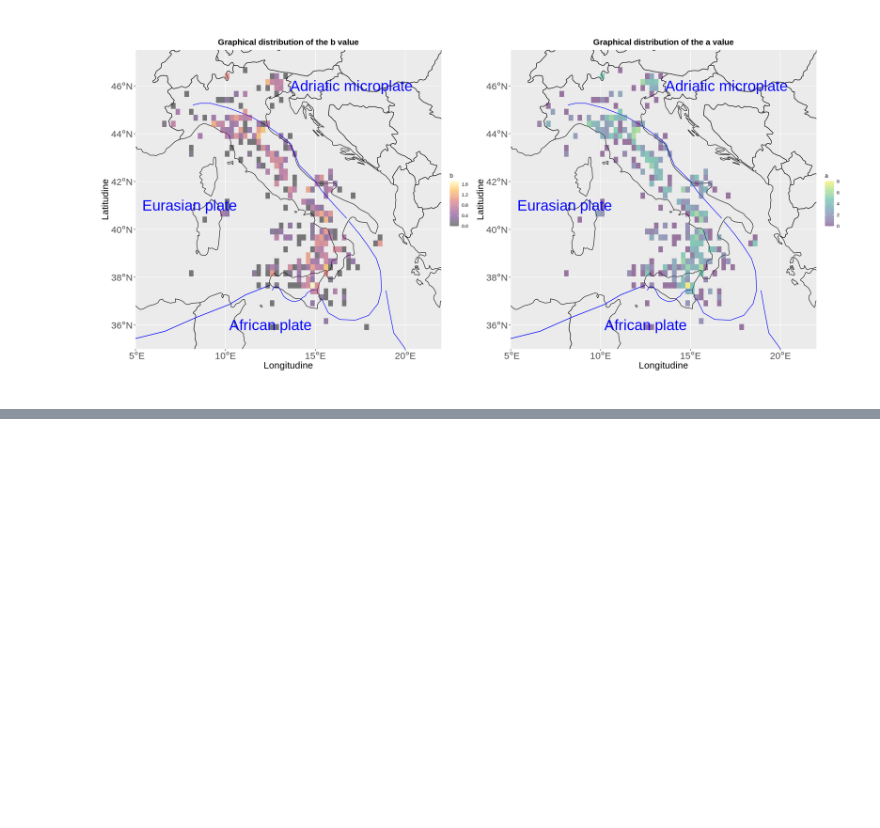
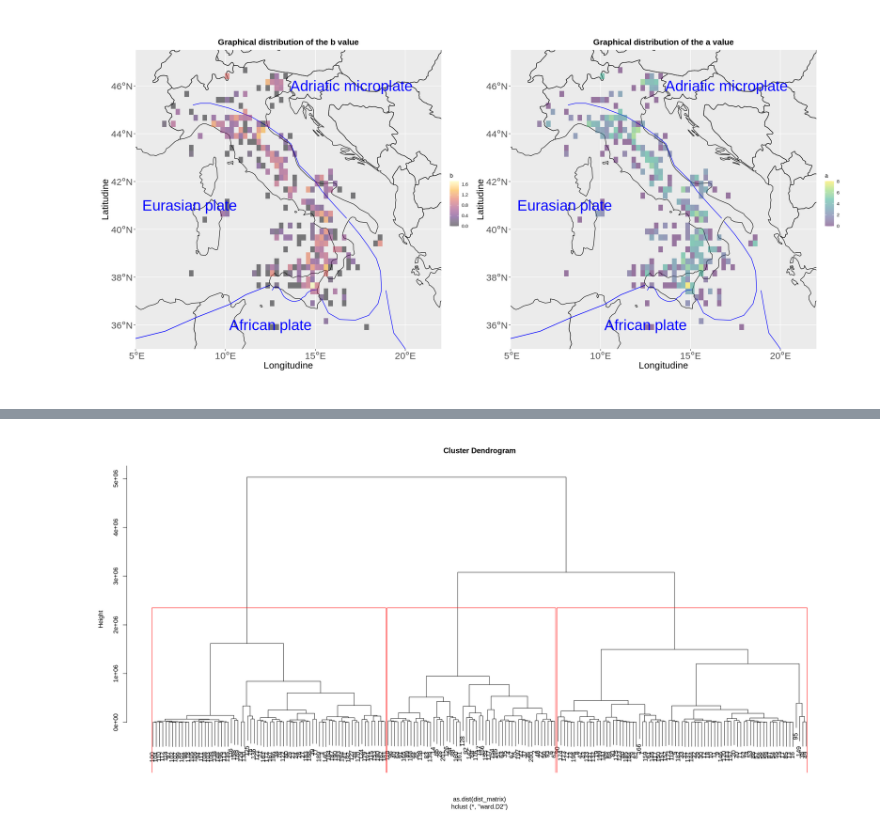
Before and after one commit to seccobenedetto/Earthquakes_Analysis_Italy, a Jupyter notebook: hazard_map_v2.ipynb, the cells around one changed output, grey strips where cells are left out. Cells and saved outputs as stored; diff of their text form; code cells hidden in the pictures; blank space fills up the shorter version.

```diff
--- a/hazard_map_v2.ipynb
+++ b/hazard_map_v2.ipynb
@@ -519,0 +430,7 @@ prob_plot
+# %%
+ev_coordinates <- df_cleaned %>%
+  filter(mag > 5) %>% filter(grepl("Italy$", place)) %>%
+  select(longitude, latitude)
+
+# create the distances matrix
+dist_matrix <- distm(ev_coordinates, fun = distHaversine)  # distances between the events
@@ -519,0 +450,11 @@ prob_plot
+# %%
+# Perform the clustering
+h_cluster <- hclust(as.dist(dist_matrix), method = "ward.D2") # we can use other methods instead ward.D2
+
+# Cut the tree in k clusters
+cluster <- cutree(h_cluster, k = 3)
+# %%
+plot(h_cluster)
+rect.hclust(h_cluster, k = 3, border = "red")  # Cut into 3 clusters
+# %% [output]
+[figure, added]
```
Also changed, not shown: parts of 16 cells of this notebook.
